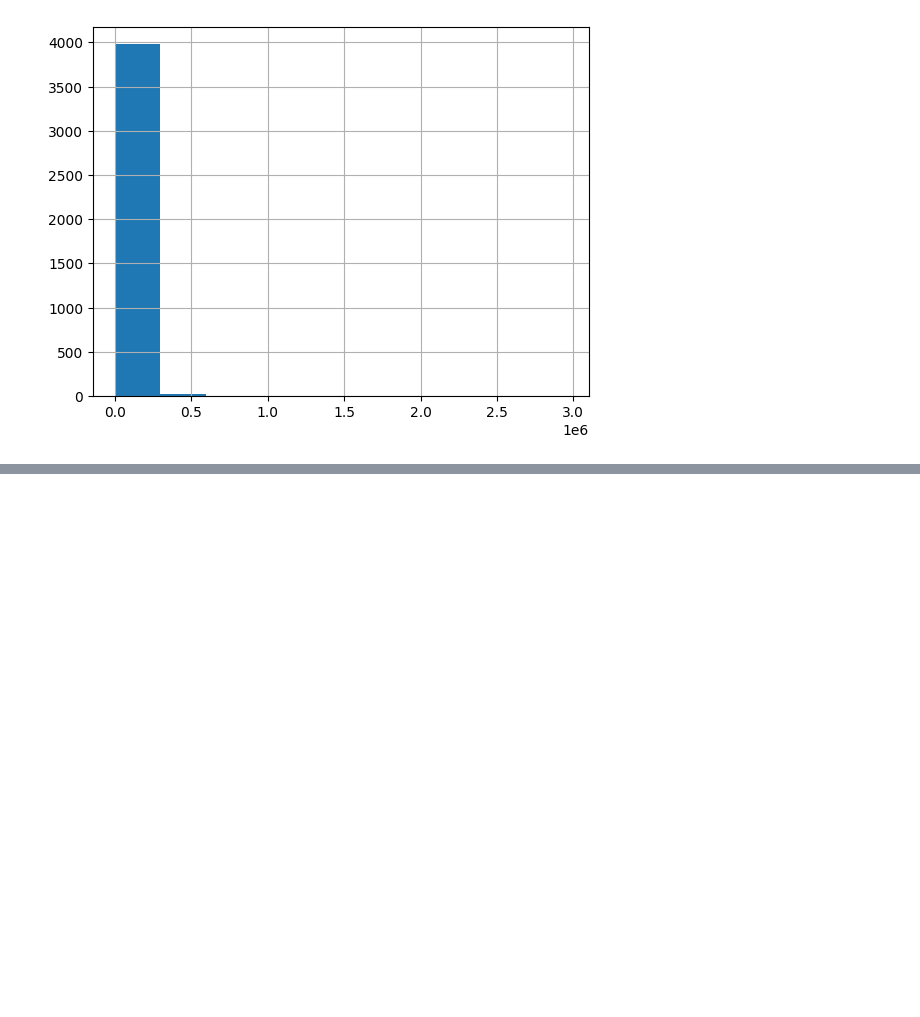
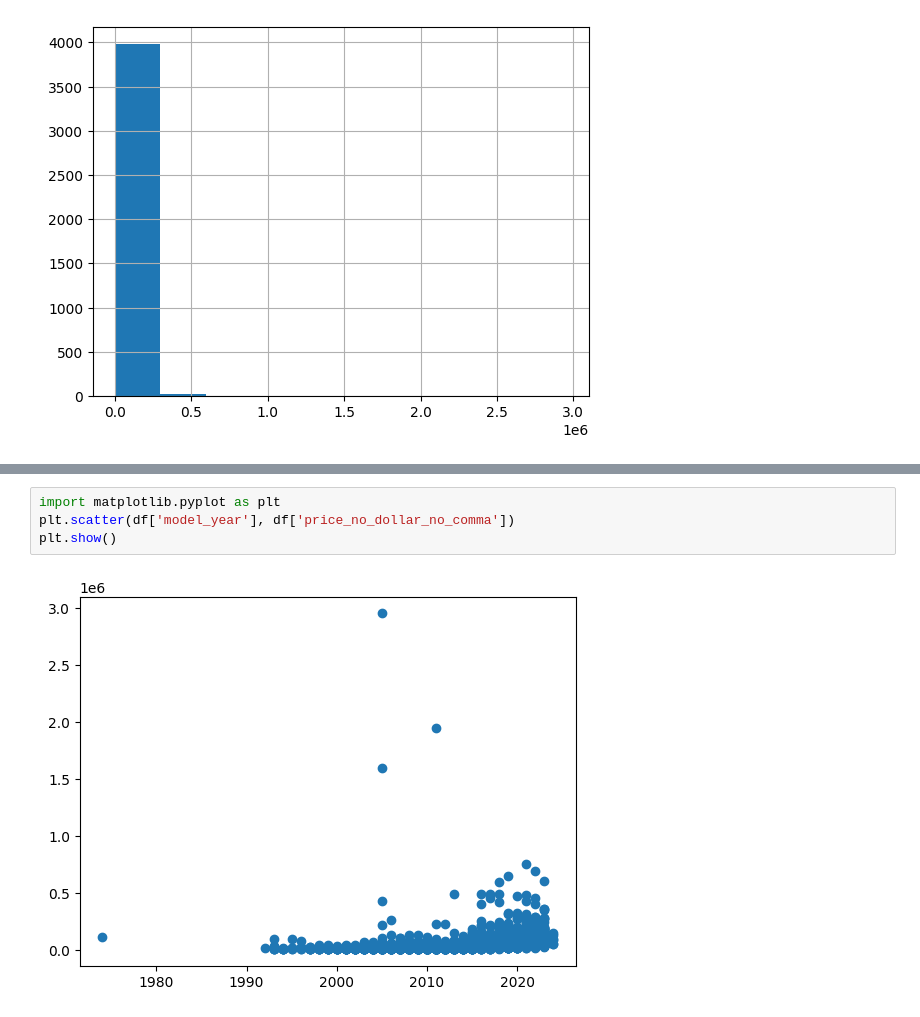
Before and after one commit to vishaltechevangelist/predict_car_price, a Jupyter notebook: notebooks/pandas.ipynb, the cells around one changed output, grey strips where cells are left out. Saved outputs shown, nothing was run; the diff lists cells and outputs as text; blank space fills up the shorter version.

```diff
--- a/notebooks/pandas.ipynb
+++ b/notebooks/pandas.ipynb
@@ -116,0 +170,6 @@ df['price_no_dollar_no_comma'].hist(bins=10)
+# %%
+import matplotlib.pyplot as plt
+plt.scatter(df['model_year'], df['price_no_dollar_no_comma'])
+plt.show()
+# %% [output]
+[figure, added]
```
Also changed, not shown: parts of 10 cells of this notebook, 5 other files.
